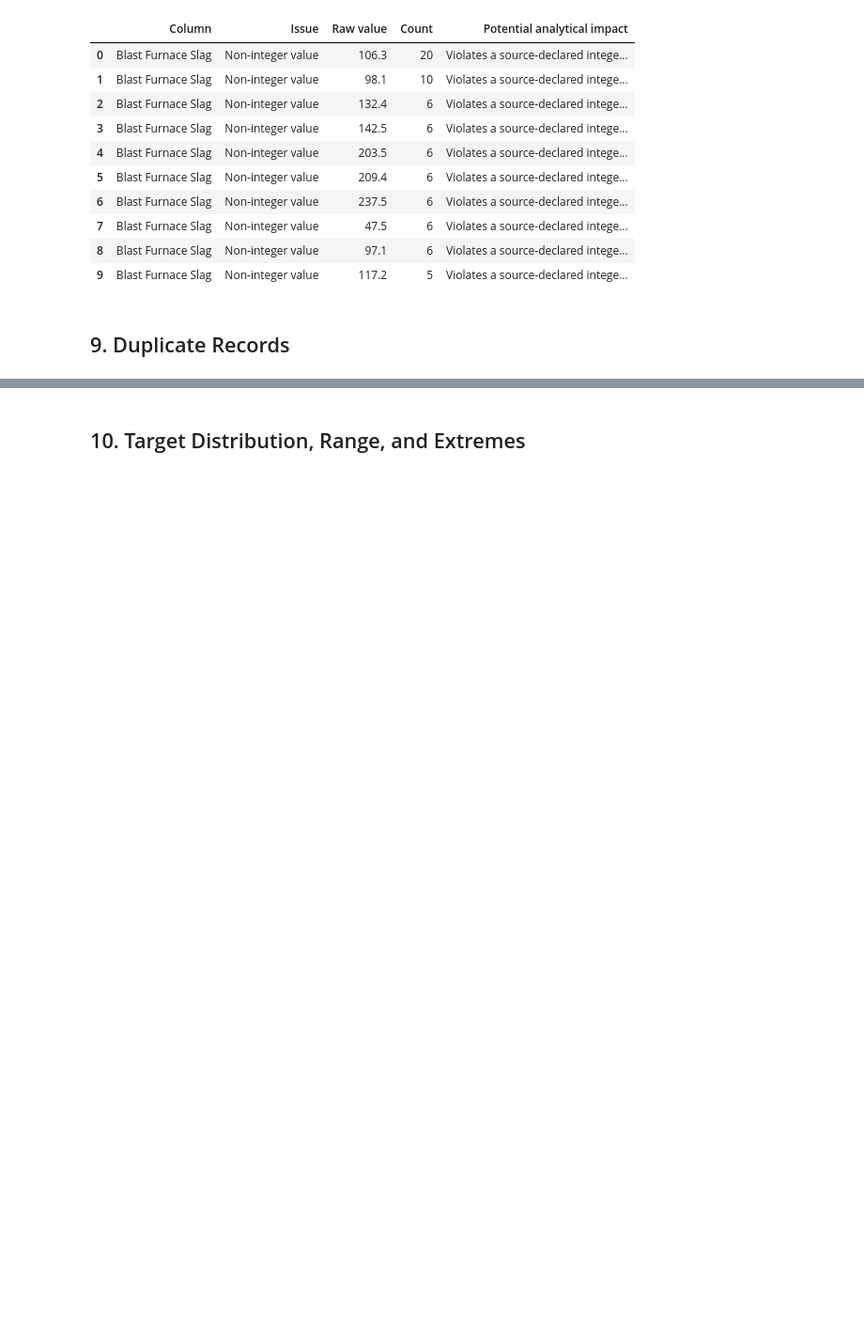
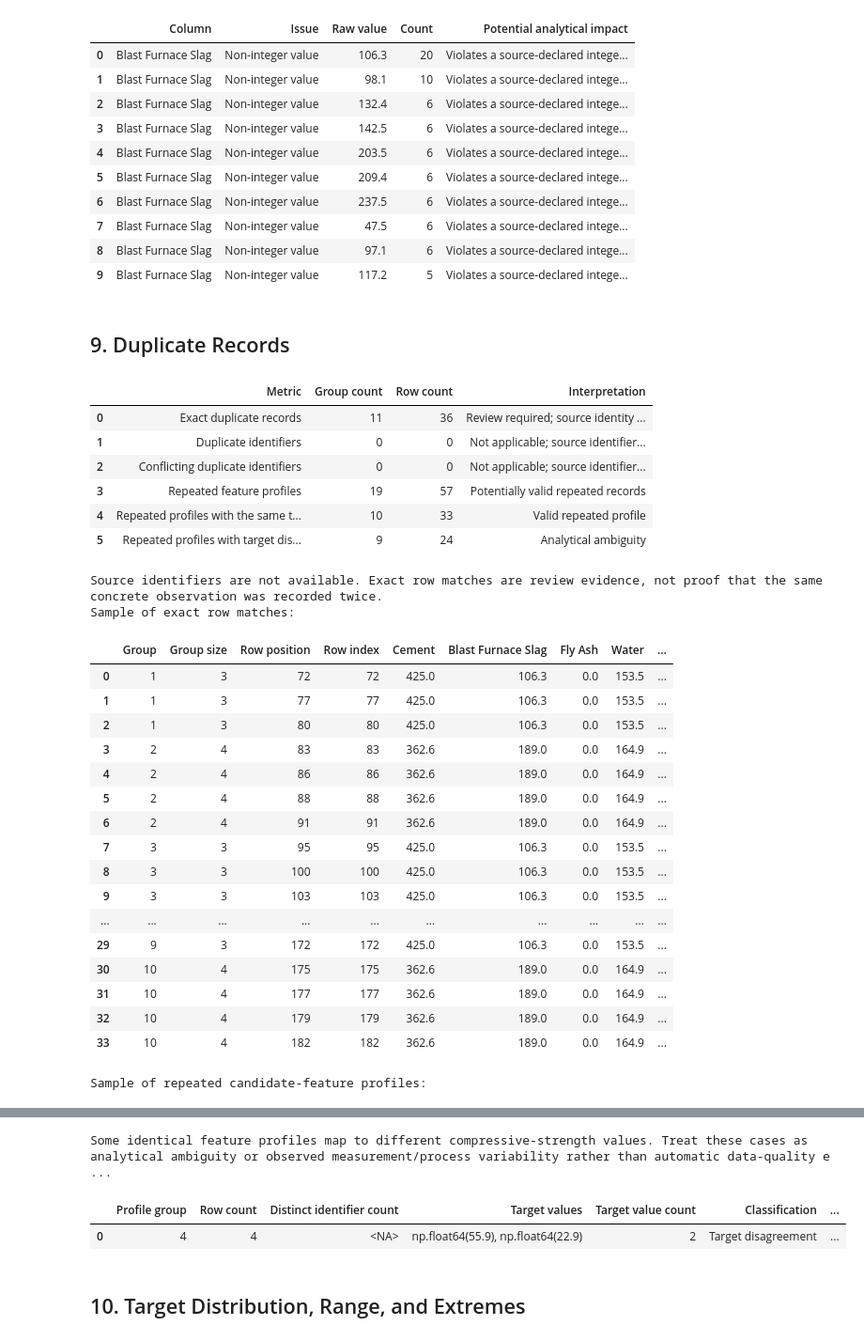
Before and after one commit to FabioAguiar/dataset-study-concrete-compressives-strength, a Jupyter notebook: notebooks/01_data_understanding_and_exploration.ipynb, the cells around one changed output, grey strips where cells are left out. Shown at 94% size. Cells and saved outputs as stored; diff of their text form; code cells hidden in the pictures; blank space fills up the shorter version.

Commit message:
feat(exploration): analyze Concrete duplicate records and repeated profiles

```diff
--- a/notebooks/01_data_understanding_and_exploration.ipynb
+++ b/notebooks/01_data_understanding_and_exploration.ipynb
@@ -289,3 +289,77 @@ value_quality_report.issues_with_impacts_frame()
 | 9 | Blast Furnace Slag | Non-integer value | 117.2 | 5 | Violates a source-declared intege... |
 # %% [markdown]
 ## 9. Duplicate Records
+# %%
+from scripts.validate_duplicates import analyze_duplicate_records
+
+
+duplicate_report = analyze_duplicate_records(
+    df,
+    identifiers=IDENTIFIER_COLUMNS,
+    feature_columns=FEATURE_COLUMNS,
+    target=target_contract.target,
+    max_group_samples=10,
+)
+
+display(duplicate_report.summary_frame())
+
+if not duplicate_report.has_source_identifiers:
+    print(
+        "Source identifiers are not available. Exact row matches are "
+        "review evidence, not proof that the same concrete observation "
+        "was recorded twice."
+    )
+
+if duplicate_report.has_exact_duplicates:
+    print("Sample of exact row matches:")
+    display(duplicate_report.exact_duplicates_frame())
+
+if duplicate_report.has_repeated_profiles:
+    print("Sample of repeated candidate-feature profiles:")
+    display(duplicate_report.repeated_profiles_frame())
+
+if duplicate_report.has_target_conflicts:
+    print(
+        "Some identical feature profiles map to different compressive-strength "
+        "values. Treat these cases as analytical ambiguity or observed "
+        "measurement/process variability rather than automatic data-quality "
+        "errors."
+    )
+    display(duplicate_report.target_conflicts_frame())
+
+# Without source identifiers, equality alone does not justify dropping rows.
+duplicate_report.raise_if_invalid(
+    require_no_exact_duplicates=bool(IDENTIFIER_COLUMNS),
+    require_unique_identifiers=bool(IDENTIFIER_COLUMNS),
+    require_no_conflicting_identifiers=bool(IDENTIFIER_COLUMNS),
+    require_no_repeated_profiles=False,
+    require_no_target_conflicts=False,
+)
+# %% [output]
+|  | Metric | Group count | Row count | Interpretation |
+| 0 | Exact duplicate records | 11 | 36 | Review required; source identity ... |
+| 1 | Duplicate identifiers | 0 | 0 | Not applicable; source identifier... |
+| 2 | Conflicting duplicate identifiers | 0 | 0 | Not applicable; source identifier... |
+| 3 | Repeated feature profiles | 19 | 57 | Potentially valid repeated records |
+| 4 | Repeated profiles with the same t... | 10 | 33 | Valid repeated profile |
+| 5 | Repeated profiles with target dis... | 9 | 24 | Analytical ambiguity |
+Source identifiers are not available. Exact row matches are review evidence, not proof that the same concrete observation was recorded twice.
+Sample of exact row matches:
+|  | Group | Group size | Row position | Row index | Cement | Blast Furnace Slag | Fly Ash | Water | ... |
+| 0 | 1 | 3 | 72 | 72 | 425.0 | 106.3 | 0.0 | 153.5 | ... |
+| 1 | 1 | 3 | 77 | 77 | 425.0 | 106.3 | 0.0 | 153.5 | ... |
+| 2 | 1 | 3 | 80 | 80 | 425.0 | 106.3 | 0.0 | 153.5 | ... |
+| 3 | 2 | 4 | 83 | 83 | 362.6 | 189.0 | 0.0 | 164.9 | ... |
+| 4 | 2 | 4 | 86 | 86 | 362.6 | 189.0 | 0.0 | 164.9 | ... |
+| 5 | 2 | 4 | 88 | 88 | 362.6 | 189.0 | 0.0 | 164.9 | ... |
+| 6 | 2 | 4 | 91 | 91 | 362.6 | 189.0 | 0.0 | 164.9 | ... |
+| 7 | 3 | 3 | 95 | 95 | 425.0 | 106.3 | 0.0 | 153.5 | ... |
+| 8 | 3 | 3 | 100 | 100 | 425.0 | 106.3 | 0.0 | 153.5 | ... |
+| 9 | 3 | 3 | 103 | 103 | 425.0 | 106.3 | 0.0 | 153.5 | ... |
+| ... | ... | ... | ... | ... | ... | ... | ... | ... | ... |
+| 29 | 9 | 3 | 172 | 172 | 425.0 | 106.3 | 0.0 | 153.5 | ... |
+| 30 | 10 | 4 | 175 | 175 | 362.6 | 189.0 | 0.0 | 164.9 | ... |
+| 31 | 10 | 4 | 177 | 177 | 362.6 | 189.0 | 0.0 | 164.9 | ... |
+| 32 | 10 | 4 | 179 | 179 | 362.6 | 189.0 | 0.0 | 164.9 | ... |
+| 33 | 10 | 4 | 182 | 182 | 362.6 | 189.0 | 0.0 | 164.9 | ... |
+Sample of repeated candidate-feature profiles:
@@ -292,3 +377,6 @@ value_quality_report.issues_with_impacts_frame()
+Some identical feature profiles map to different compressive-strength values. Treat these cases as analytical ambiguity or observed measurement/process variability rather than automatic data-quality e ...
+|  | Profile group | Row count | Distinct identifier count | Target values | Target value count | Classification | ... |
+| 0 | 4 | 4 | <NA> | np.float64(55.9), np.float64(22.9) | 2 | Target disagreement | ... |
 # %% [markdown]
 ## 10. Target Distribution, Range, and Extremes
 # %% [markdown]
```
Also changed, not shown: parts of 1 cell of this notebook.
